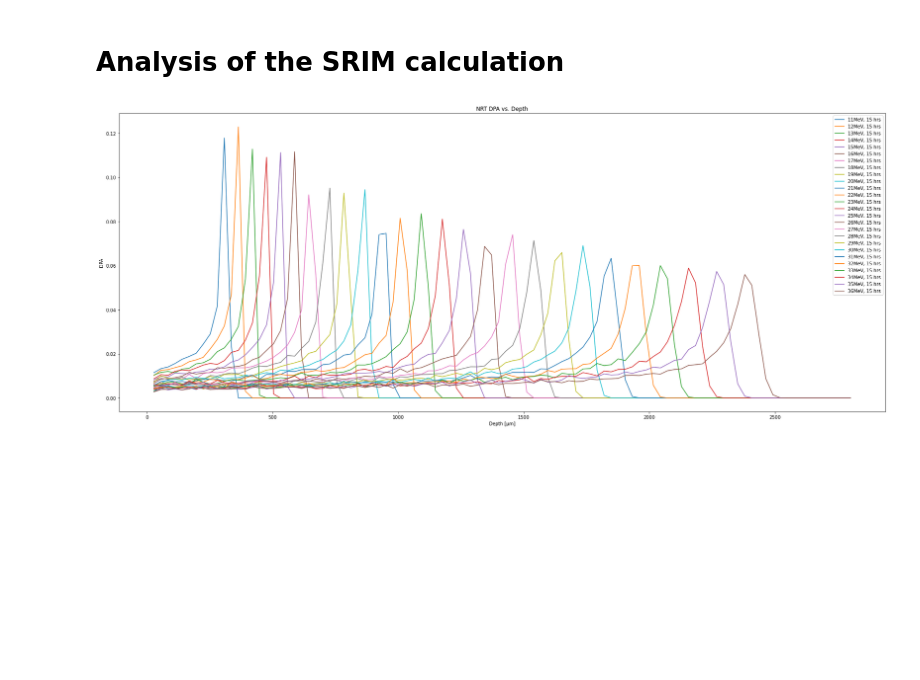
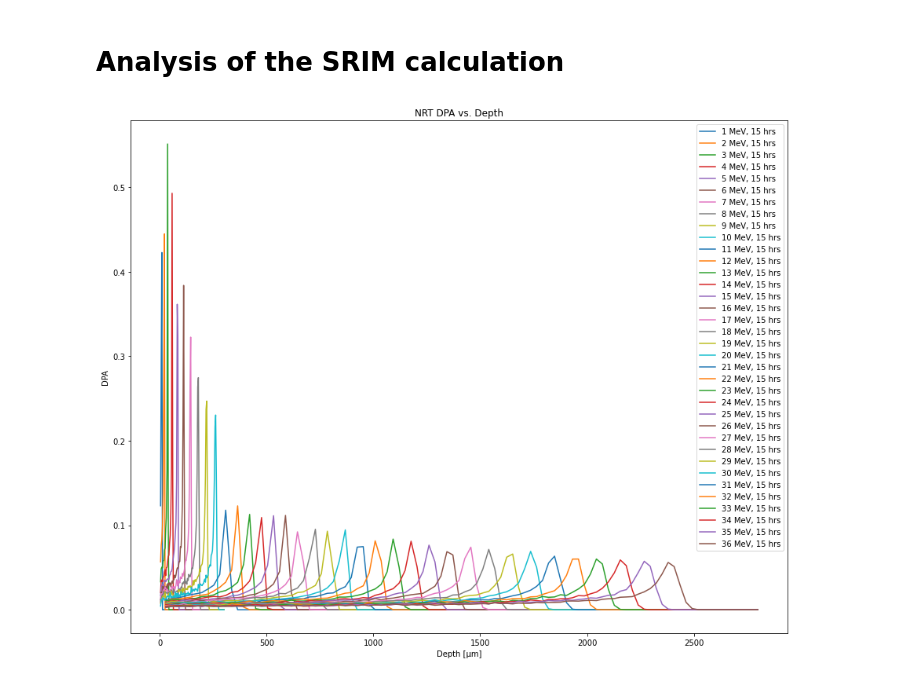
Before and after one commit to liamjh98/SRIM, a Jupyter notebook: DPA Calculation G91 (NRT).ipynb, the cells around one changed output. Saved outputs shown, nothing was run; the diff lists cells and outputs as text; code cells hidden in the pictures; blank space fills up the shorter version.

```diff
--- a/DPA Calculation G91 (NRT).ipynb
+++ b/DPA Calculation G91 (NRT).ipynb
@@ -156,14 +156,14 @@ H_7MeV = 'C:/Users/peppe/Desktop/SRIM_Output/G91/7MeV'
 H_36MeV = 'C:/Users/peppe/Desktop/SRIM_Output/G91/36MeV'
 
 folders = [H_2_9MeV,H_5MeV,H_7MeV,H_36MeV] #output_directory ###
-folders = [output_directory+str(2)+'MeV'] #output_directory ###
-energies = [(str(ion.energy/1.0E6)+' MeV'),'2.9 MeV Full','2.9 MeV','3 MeV', '4 MeV', '5 MeV', '7 MeV','36 MeV'] ###
+folders = [output_directory+str(3)+' MeV'] #output_directory ###
+energies = ['3 MeV','2.9 MeV Full','2.9 MeV','3 MeV', '4 MeV', '5 MeV', '7 MeV','36 MeV'] ###
 
 folders = []
 energies = []
-for i in range(11,37,1):
+for i in range(1,37,1):
     folders.append(output_directory+str(i)+'MeV')
-    energies.append(str(i)+'MeV')
+    energies.append(str(i)+' MeV')
 
 image_directory = 'C:/Users/peppe/Desktop/SRIM_images'
 os.makedirs(image_directory, exist_ok=True)
@@ -229,28 +229,28 @@ def NRT2(folder, ax, time):
 # %%
 fig, ax = plt.subplots()
 
 times = list(range(15, 16,15)) #list(range(1, 100))
 for t in range(0,len(times)):
     for i, folder in enumerate(folders):
         time = times[t] #hours
         energy_damage = NRT2(folder, ax, time)
         ax.plot(energy_damage[1], energy_damage[2], label=""+str(energies[i])+", "+str(time)+" hrs")
         #print("Damage energy: {} eV".format(energy_damage[0]))
         ax.set_xlabel('Depth [µm]')
         ax.set_ylabel('DPA')
         ax.legend()
 
         index = np.where(energy_damage[2] == max(energy_damage[2]))
         a = energy_damage[1][index]
         d = str(a)[1:-1]
 
         #print("NRT dpa: {} at {} µm, proton energy: {}, for {} hours".format( round(max(energy_damage[2]),2), d, energies[i], time))
 
     ax.set_title('NRT DPA vs. Depth')
-    fig.set_size_inches((30, 12))
+    fig.set_size_inches((15, 12))
     fig.savefig(os.path.join(image_directory, 'damagevsdepth.png'), transparent=True)
 # %% [output]
-[figure, old version]
+[figure, new version]
 # %%
 f = open(str(image_directory)+'/output.txt', "a")
 f.write("========================= START =========================\n")
```
Also changed, not shown: parts of 3 cells of this notebook.
